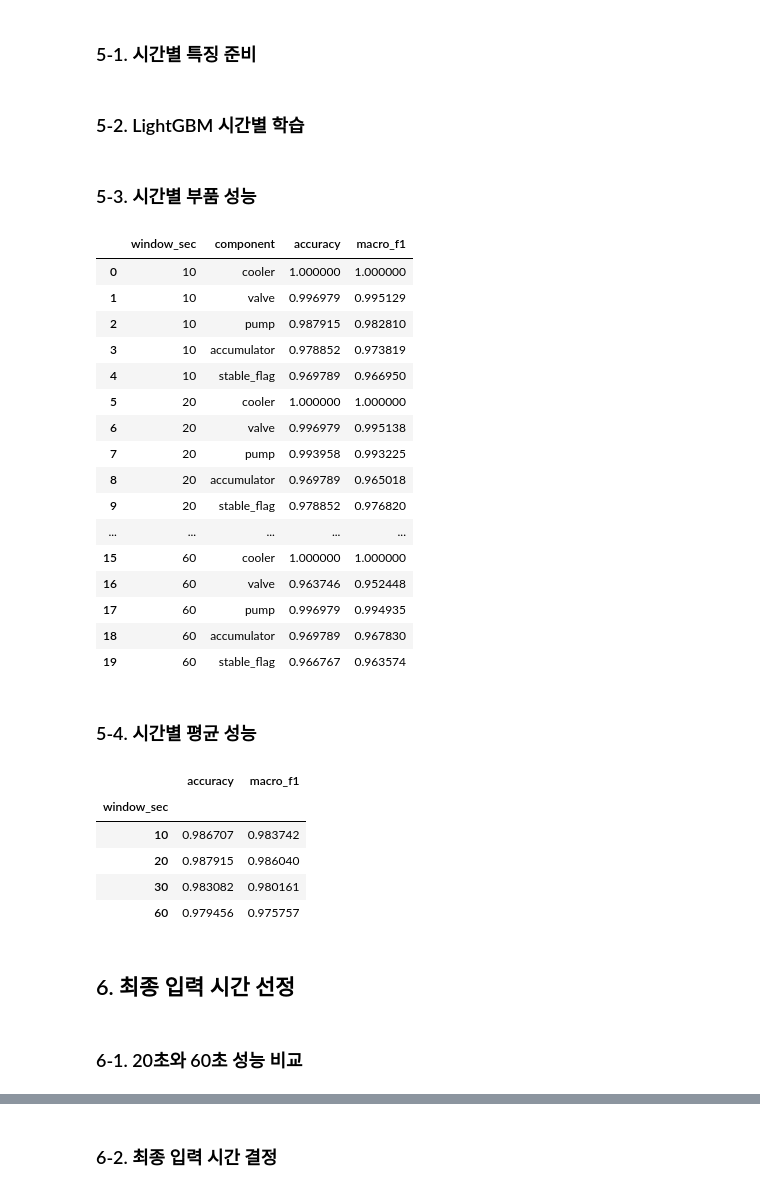
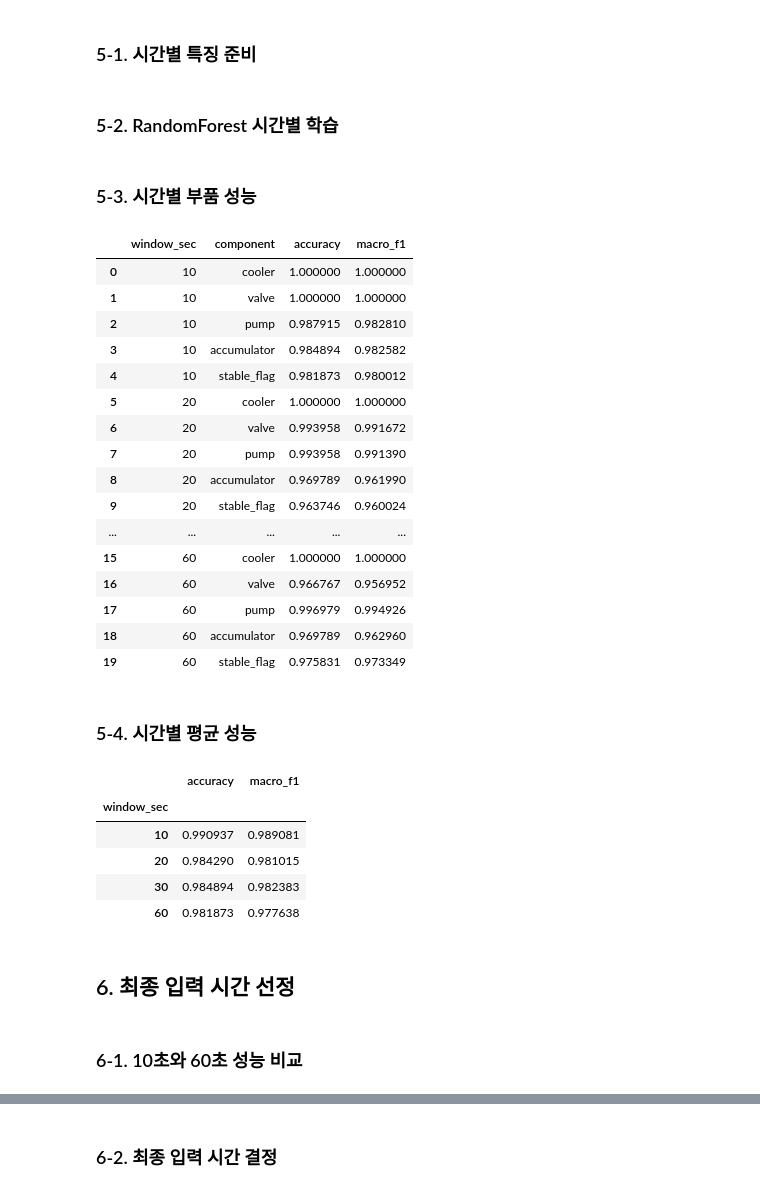
Before and after one commit to yuudong123/ai-first-project, a Jupyter notebook: notebooks/03_model_evaluation.ipynb, the cells around one changed output, grey strips where cells are left out. Drawn from its saved outputs; the diff is of its cells as text; code cells hidden in the pictures.

```diff
--- a/notebooks/03_model_evaluation.ipynb
+++ b/notebooks/03_model_evaluation.ipynb
@@ -539,13 +539,13 @@ lgb_compare_models = {}
 
 for component in target_order:
     X_train, y_train = get_xy(
-        features_20s,
+        features_10s,
         train_ids,
         component
     )
 
     X_val, y_val = get_xy(
-        features_20s,
+        features_10s,
         val_ids,
         component
     )
@@ -611,13 +611,13 @@ extra_compare_models = {}
 
 for component in target_order:
     X_train, y_train = get_xy(
-        features_20s,
+        features_10s,
         train_ids,
         component
     )
 
     X_val, y_val = get_xy(
-        features_20s,
+        features_10s,
         val_ids,
         component
     )
@@ -683,13 +683,13 @@ xgb_compare_models = {}
 if XGBOOST_AVAILABLE:
     for component in target_order:
         X_train, y_train = get_xy(
-            features_20s,
+            features_10s,
             train_ids,
             component
         )
 
         X_val, y_val = get_xy(
-            features_20s,
+            features_10s,
             val_ids,
             component
         )
@@ -894,15 +894,15 @@ window_features = {
     60: features_60s
 }
 # %% [markdown]
-### 5-2. LightGBM 시간별 학습
+### 5-2. RandomForest 시간별 학습
 # %%
-lgb_window_results = []
-lgb_window_models = {}
+rf_window_results = []
+rf_window_models = {}
 
 for seconds, features in (
     window_features.items()
 ):
-    lgb_window_models[
+    rf_window_models[
         seconds
     ] = {}
 
@@ -919,11 +919,10 @@ for seconds, features in (
             component
         )
 
-        model = LGBMClassifier(
+        model = RandomForestClassifier(
             n_estimators=200,
             random_state=42,
-            n_jobs=-1,
-            verbosity=-1
+            n_jobs=-1
         )
 
         model.fit(
@@ -935,13 +934,13 @@ for seconds, features in (
             X_val
         )
 
-        lgb_window_models[
+        rf_window_models[
             seconds
         ][
             component
         ] = model
 
-        lgb_window_results.append({
+        rf_window_results.append({
             "window_sec":
                 seconds,
             "component":
@@ -962,36 +961,36 @@ for seconds, features in (
 # %% [markdown]
 ### 5-3. 시간별 부품 성능
 # %%
-lgb_window_results = pd.DataFrame(
-    lgb_window_results
+rf_window_results = pd.DataFrame(
+    rf_window_results
 )
 
 display(
-    lgb_window_results
+    rf_window_results
 )
 # %% [output]
 |  | window_sec | component | accuracy | macro_f1 |
 | 0 | 10 | cooler | 1.000000 | 1.000000 |
-| 1 | 10 | valve | 0.996979 | 0.995129 |
+| 1 | 10 | valve | 1.000000 | 1.000000 |
 | 2 | 10 | pump | 0.987915 | 0.982810 |
-| 3 | 10 | accumulator | 0.978852 | 0.973819 |
-| 4 | 10 | stable_flag | 0.969789 | 0.966950 |
+| 3 | 10 | accumulator | 0.984894 | 0.982582 |
+| 4 | 10 | stable_flag | 0.981873 | 0.980012 |
 | 5 | 20 | cooler | 1.000000 | 1.000000 |
-| 6 | 20 | valve | 0.996979 | 0.995138 |
-| 7 | 20 | pump | 0.993958 | 0.993225 |
-| 8 | 20 | accumulator | 0.969789 | 0.965018 |
-| 9 | 20 | stable_flag | 0.978852 | 0.976820 |
+| 6 | 20 | valve | 0.993958 | 0.991672 |
+| 7 | 20 | pump | 0.993958 | 0.991390 |
+| 8 | 20 | accumulator | 0.969789 | 0.961990 |
+| 9 | 20 | stable_flag | 0.963746 | 0.960024 |
 | ... | ... | ... | ... | ... |
 | 15 | 60 | cooler | 1.000000 | 1.000000 |
-| 16 | 60 | valve | 0.963746 | 0.952448 |
-| 17 | 60 | pump | 0.996979 | 0.994935 |
-| 18 | 60 | accumulator | 0.969789 | 0.967830 |
-| 19 | 60 | stable_flag | 0.966767 | 0.963574 |
+| 16 | 60 | valve | 0.966767 | 0.956952 |
+| 17 | 60 | pump | 0.996979 | 0.994926 |
+| 18 | 60 | accumulator | 0.969789 | 0.962960 |
+| 19 | 60 | stable_flag | 0.975831 | 0.973349 |
 # %% [markdown]
 ### 5-4. 시간별 평균 성능
 # %%
 window_summary = (
-    lgb_window_results
+    rf_window_results
     .groupby(
         "window_sec"
     )[
@@ -1009,12 +1008,12 @@ display(
 # %% [output]
 |  | accuracy | macro_f1 |
 | window_sec |  |  |
-| 10 | 0.986707 | 0.983742 |
-| 20 | 0.987915 | 0.986040 |
-| 30 | 0.983082 | 0.980161 |
-| 60 | 0.979456 | 0.975757 |
+| 10 | 0.990937 | 0.989081 |
+| 20 | 0.984290 | 0.981015 |
+| 30 | 0.984894 | 0.982383 |
+| 60 | 0.981873 | 0.977638 |
 # %% [markdown]
 ## 6. 최종 입력 시간 선정
 # %% [markdown]
-### 6-1. 20초와 60초 성능 비교
+### 6-1. 10초와 60초 성능 비교
 # %%
```
Also changed, not shown: parts of 28 cells of this notebook, 3 other files.
